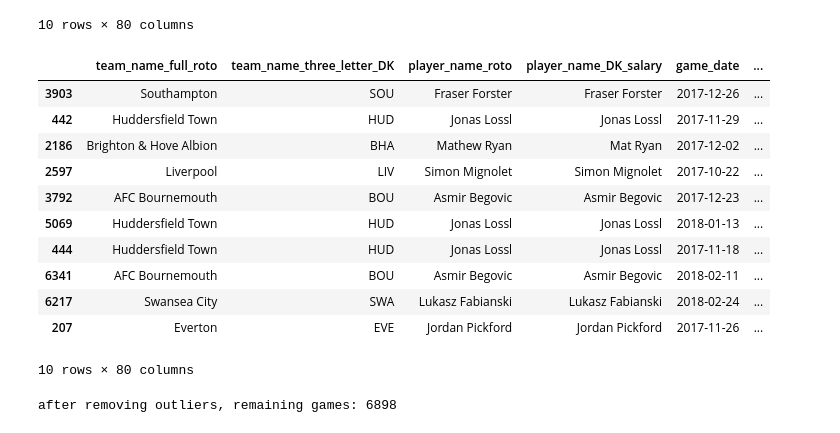
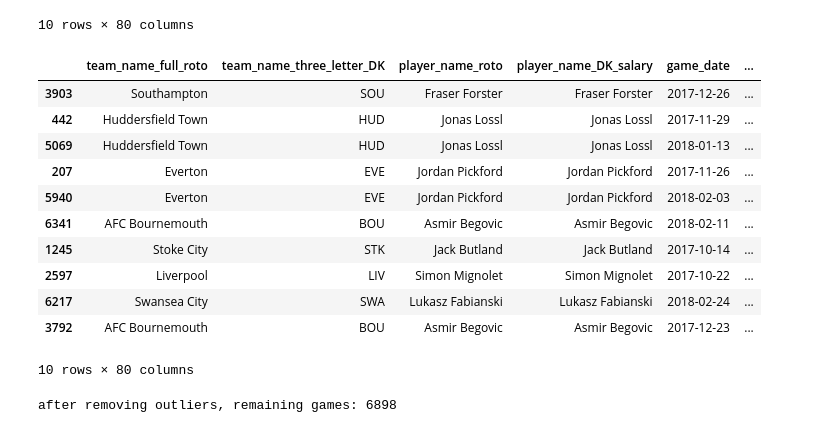
Before and after one commit to add-one-second/SoccerPlayerPerformance, a Jupyter notebook: SoccerPrediction.ipynb, the cells around one changed output. Cells and saved outputs as stored; diff of their text form; code cells hidden in the pictures.

```diff
--- a/SoccerPrediction.ipynb
+++ b/SoccerPrediction.ipynb
@@ -137,19 +138,19 @@ data_df.sort_values(by='total_points', ascending=False).head(10)
 | 5933 | Arsenal | ARS | Aaron Ramsey | Aaron Ramsey | 2018-02-03 | ... |
 10 rows × 80 columns
 # %%
-data_df.sort_values(by='total_points').head(10)
+data_df.sort_values(by='total_points', ascending=True).head(10)
 # %% [output]
 |  | team_name_full_roto | team_name_three_letter_DK | player_name_roto | player_name_DK_salary | game_date | ... |
 | 3903 | Southampton | SOU | Fraser Forster | Fraser Forster | 2017-12-26 | ... |
 | 442 | Huddersfield Town | HUD | Jonas Lossl | Jonas Lossl | 2017-11-29 | ... |
-| 2186 | Brighton & Hove Albion | BHA | Mathew Ryan | Mat Ryan | 2017-12-02 | ... |
+| 5069 | Huddersfield Town | HUD | Jonas Lossl | Jonas Lossl | 2018-01-13 | ... |
+| 207 | Everton | EVE | Jordan Pickford | Jordan Pickford | 2017-11-26 | ... |
+| 5940 | Everton | EVE | Jordan Pickford | Jordan Pickford | 2018-02-03 | ... |
+| 6341 | AFC Bournemouth | BOU | Asmir Begovic | Asmir Begovic | 2018-02-11 | ... |
+| 1245 | Stoke City | STK | Jack Butland | Jack Butland | 2017-10-14 | ... |
 | 2597 | Liverpool | LIV | Simon Mignolet | Simon Mignolet | 2017-10-22 | ... |
+| 6217 | Swansea City | SWA | Lukasz Fabianski | Lukasz Fabianski | 2018-02-24 | ... |
 | 3792 | AFC Bournemouth | BOU | Asmir Begovic | Asmir Begovic | 2017-12-23 | ... |
-| 5069 | Huddersfield Town | HUD | Jonas Lossl | Jonas Lossl | 2018-01-13 | ... |
-| 444 | Huddersfield Town | HUD | Jonas Lossl | Jonas Lossl | 2017-11-18 | ... |
-| 6341 | AFC Bournemouth | BOU | Asmir Begovic | Asmir Begovic | 2018-02-11 | ... |
-| 6217 | Swansea City | SWA | Lukasz Fabianski | Lukasz Fabianski | 2018-02-24 | ... |
-| 207 | Everton | EVE | Jordan Pickford | Jordan Pickford | 2017-11-26 | ... |
 10 rows × 80 columns
 # %%
 # Remove individual outliers
```
Also changed, not shown: parts of 26 cells of this notebook.
